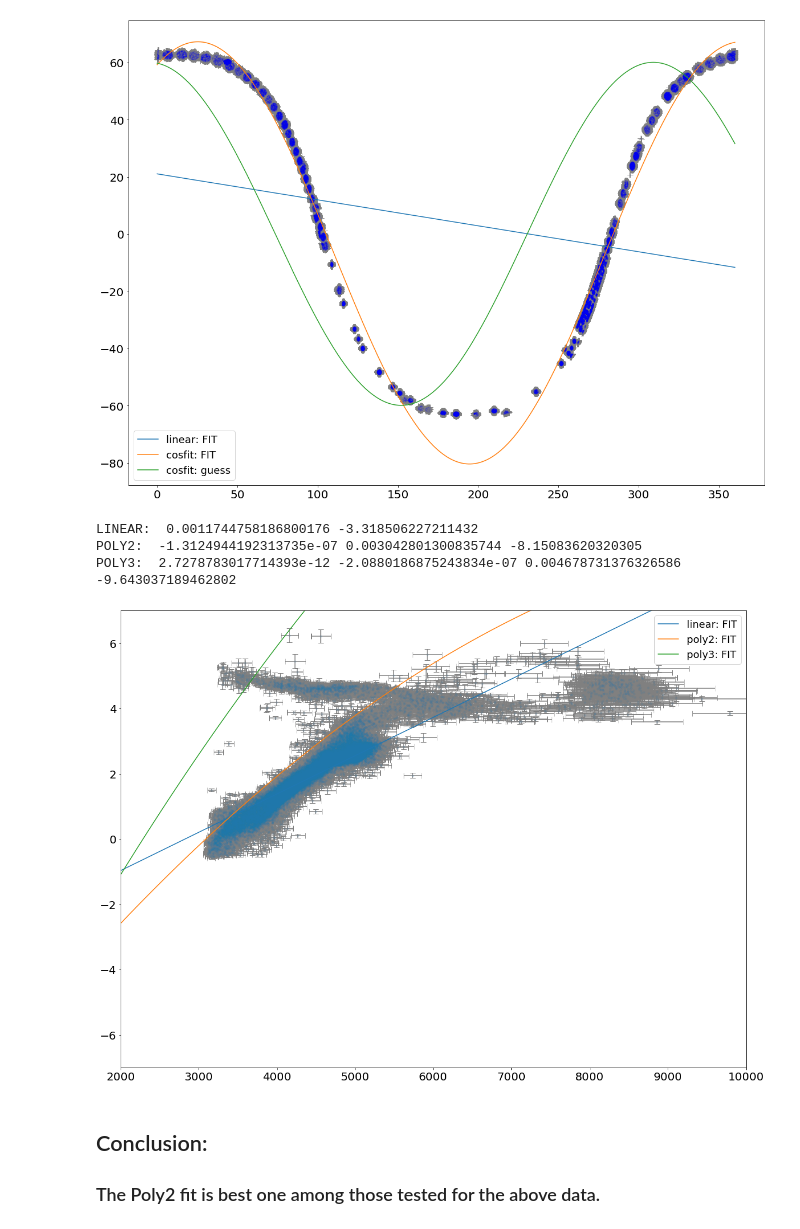
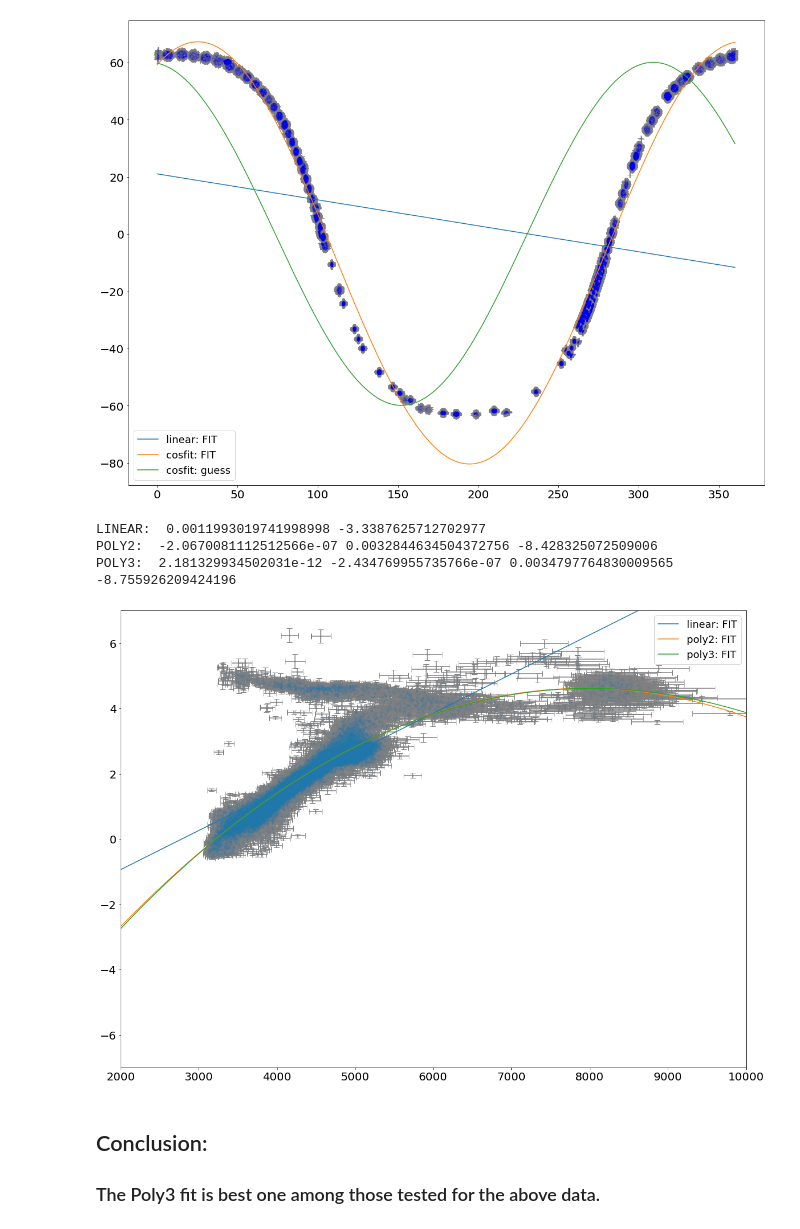
Before and after one commit to Firsttimecoding/Github-PHYS20323, a Jupyter notebook: Week11_HWb.ipynb, the cells around one changed output. Cells and saved outputs as stored; diff of their text form; code cells hidden in the pictures.

```diff
--- a/Week11_HWb.ipynb
+++ b/Week11_HWb.ipynb
@@ -250,17 +250,17 @@ ax_2.yaxis.set_tick_params(labelsize=20)
 
 ## Linear Fit:
 
-slope, intercept = mcFit2(linear, star['TEFF'][cut2], star['LogG'][cut2], star['TEFF_ERR'][cut2], star['LogG_ERR'][cut2])
+slope, intercept = mcFit2(linear, star['TEFF'][cut2], star['LogG'][cut2], star['LogG_ERR'][cut2], star['TEFF_ERR'][cut2])
 print("LINEAR: ",slope, intercept)
 
 ## Polynomial degree 2 Fit:
 
-param1, param2, param3 = mcFit3(poly2, star['TEFF'][cut2], star['LogG'][cut2], star['TEFF_ERR'][cut2], star['LogG_ERR'][cut2])
-print("POLY2: ", param1, param2,param3)
+param1, param2, param3 = mcFit3(poly2, star['TEFF'][cut2], star['LogG'][cut2], star['LogG_ERR'][cut2], star['TEFF_ERR'][cut2])
+print("POLY2: ", param1, param2, param3)
 
 ## Polynomial degree 3 Fit:
 
-param1_2, param2_2, param3_2, param4_2 = mcFit4(poly3, star['TEFF'][cut2], star['LogG'][cut2], star['TEFF_ERR'][cut2], star['LogG_ERR'][cut2])
+param1_2, param2_2, param3_2, param4_2 = mcFit4(poly3, star['TEFF'][cut2], star['LogG'][cut2], star['LogG_ERR'][cut2], star['TEFF_ERR'][cut2])
 print("POLY3: ", param1_2, param2_2,param3_2, param4_2)
 
 ## Exponential Fit: FORGET IT!!!
@@ -277,37 +277,37 @@ print("POLY3: ", param1_2, param2_2,param3_2, param4_2)
 
 #param1_5, param2_5, param3_5, param4_5 = mcFit4(logfit, star['TEFF'][cut2], star['LogG'][cut2], star['TEFF_ERR'][cut2], star['LogG_ERR'][cut2], p0=[5.5,0.008,0,-18])
 #print("LOGFIT: ", param1_5, param2_5, param3_5, param4_5)
 
 
 # PLOT FITS
 x_plot = np.linspace(0,10000,1000) # X-PLOTING FOR FITS
 #linear fit:
 ax_2.plot(x_plot,linear(x_plot, slope, intercept), label='linear: FIT')
 #poly2 fit:
 ax_2.plot(x_plot,poly2(x_plot, param1, param2, param3), label='poly2: FIT')
 #poly3 fit:
 ax_2.plot(x_plot,poly3(x_plot, param1_2, param2_2, param3_2, param4_2), label='poly3: FIT')
 
 
 #exponential fit: FORGET IT!!!
 #ax_2.plot(x_plot,exponential(x_plot, param1_3, param2_3, param3_3, param4_3), label='Exponential: FIT')
 
 #cosfit plot: FORGET IT!!!
 #ax_2.plot(x_plot,cosfit(x_plot, param1_4, param2_4, param3_4, param4_4), label='Cosfit: FIT')
 
 #logfit plot: FORGET IT!!!
 #ax_2.plot(x_plot,logfit(x_plot, param1_5, param2_5, param3_5, param4_5), label='Logfit: FIT')
 
 ax_2.set_xlim(2000,10000)
 ax_2.set_ylim(-7, 7)
 
 plt.legend(loc='best', fontsize=18)
 plt.show()
 # %% [output]
-LINEAR:  0.0011744758186800176 -3.318506227211432
-POLY2:  -1.3124944192313735e-07 0.003042801300835744 -8.15083620320305
-POLY3:  2.7278783017714393e-12 -2.0880186875243834e-07 0.004678731376326586 -9.643037189462802
+LINEAR:  0.0011993019741998998 -3.3387625712702977
+POLY2:  -2.0670081112512566e-07 0.0032844634504372756 -8.428325072509006
+POLY3:  2.181329934502031e-12 -2.434769955735766e-07 0.0034797764830009565 -8.755926209424196
-[figure, old version]
+[figure, new version]
 # %% [markdown]
 ## Conclusion:
-### The Poly2 fit is best one among those tested for the above data.
+### The Poly3 fit is best one among those tested for the above data.
```
Also changed, not shown: parts of 6 cells of this notebook, 2 other files.
